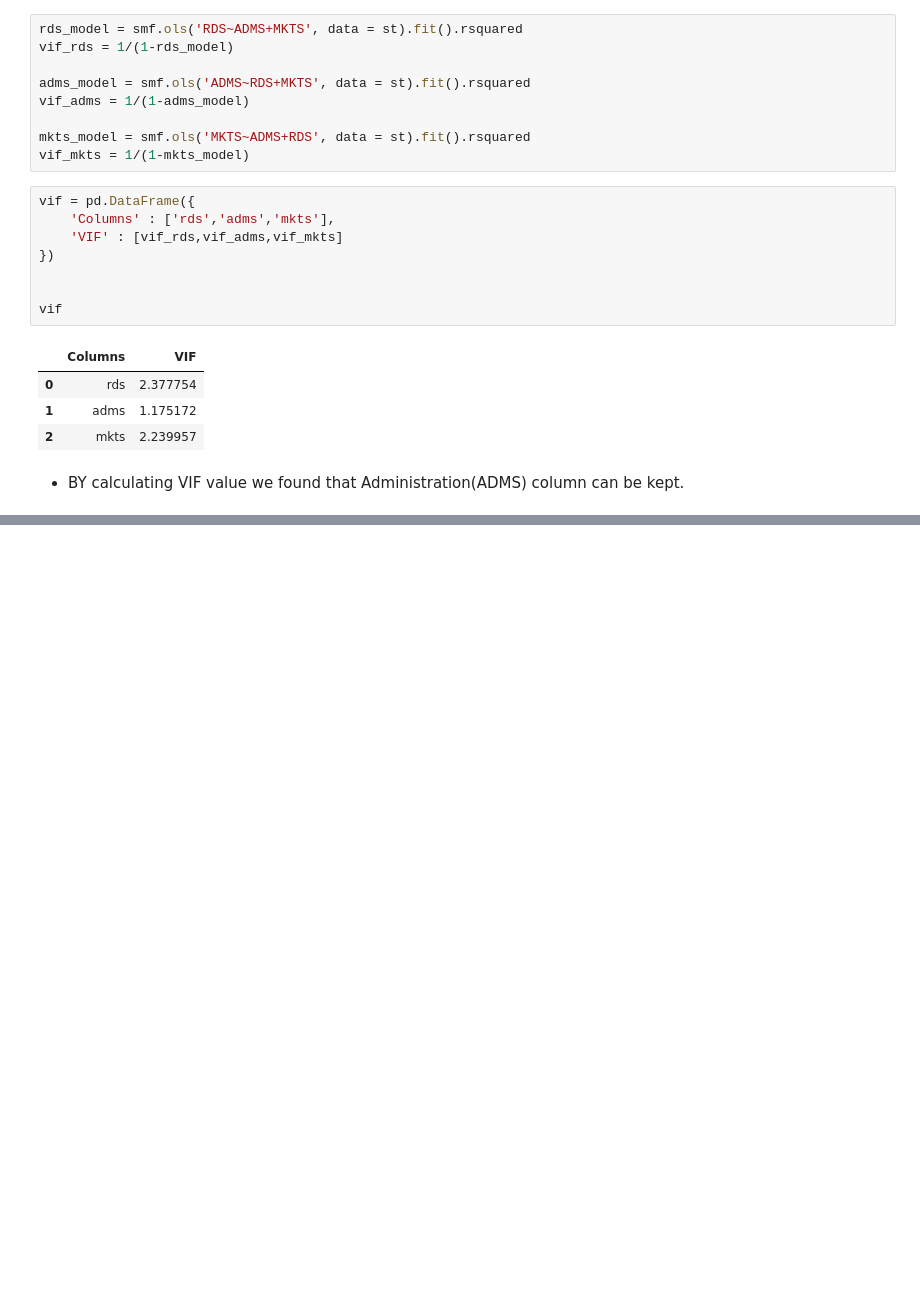
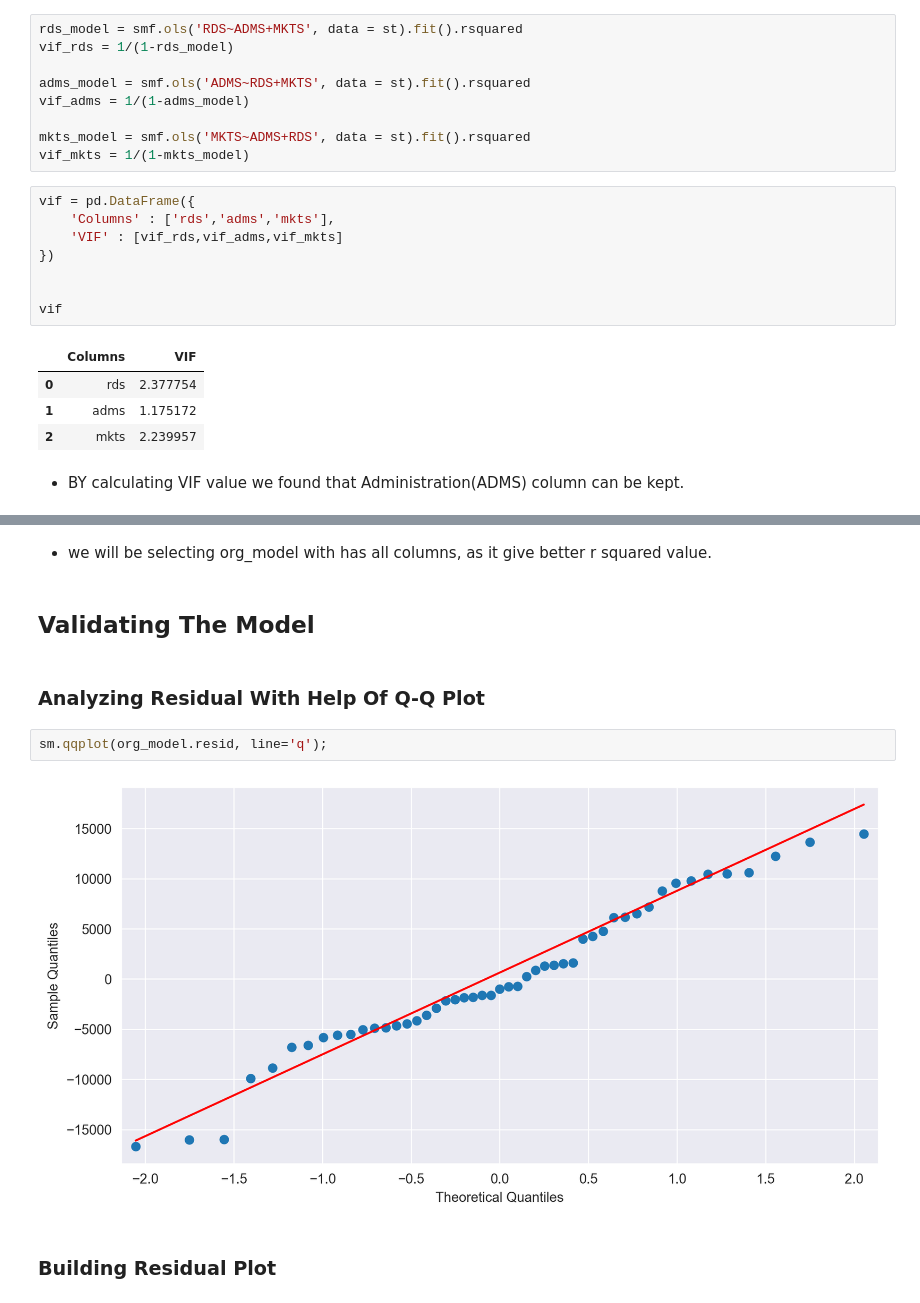
Before and after one commit to kunal-mallick/Data-Science-Assignments, a Jupyter notebook: Assignment_05_Multi Linear Regression/Code/Q1_50_startups.ipynb, the cells around one changed output, grey strips where cells are left out. Saved outputs shown, nothing was run; the diff lists cells and outputs as text; blank space fills up the shorter version.

```diff
--- a/Assignment_05_Multi Linear Regression/Code/Q1_50_startups.ipynb
+++ b/Assignment_05_Multi Linear Regression/Code/Q1_50_startups.ipynb
@@ -263,0 +281,12 @@ vif
+# %% [markdown]
+- we will be selecting org_model with has all columns, as it give better r squared value.
+# %% [markdown]
+## Validating The Model
+# %% [markdown]
+### Analyzing Residual With Help Of Q-Q Plot
+# %%
+sm.qqplot(org_model.resid, line='q');
+# %% [output]
+[figure, added]
+# %% [markdown]
+### Building Residual Plot
```
Also changed, not shown: parts of 39 cells of this notebook, 1 other file.
